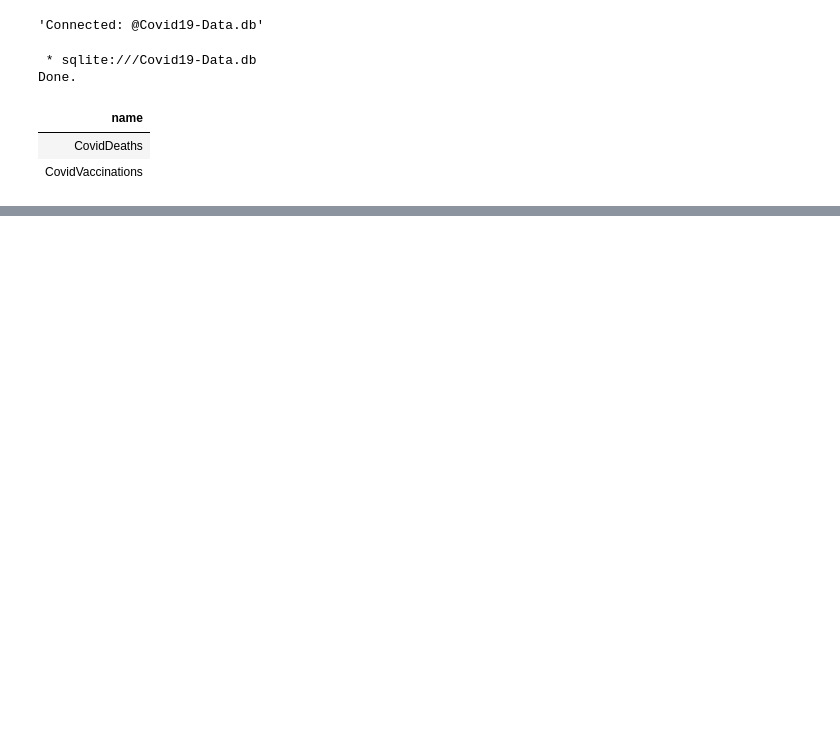
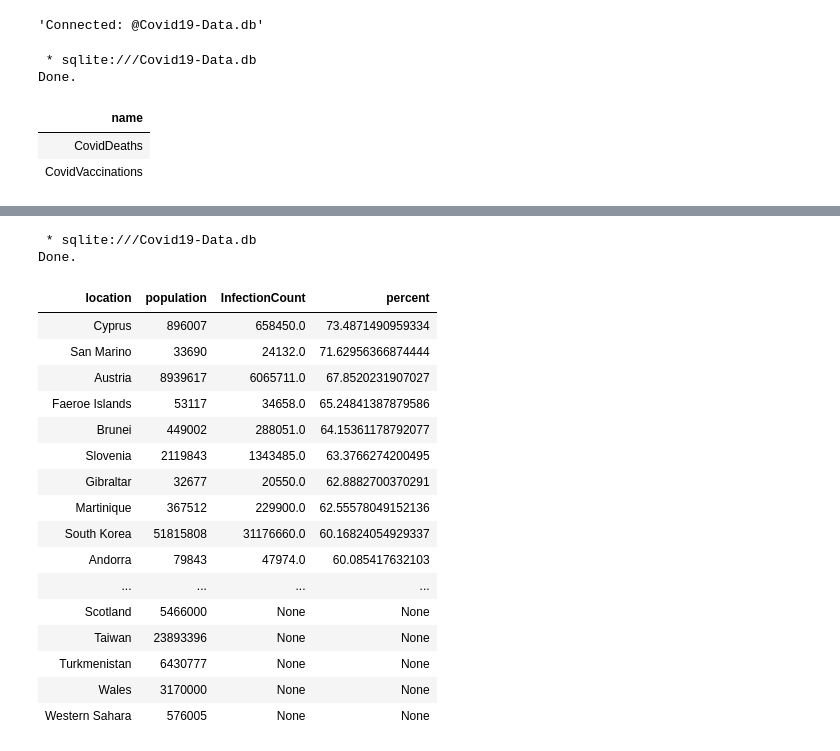
Before and after one commit to Chris-Quan/Covid19-Data-Exploration, a Jupyter notebook: 1-dataExploration.ipynb, the cells around one changed output, grey strips where cells are left out. Cells and saved outputs as stored; diff of their text form; code cells hidden in the pictures; blank space fills up the shorter version.

```diff
--- a/1-dataExploration.ipynb
+++ b/1-dataExploration.ipynb
@@ -58,0 +94,27 @@ SyntaxError: invalid syntax (3508240422.py, line 1)
+# %%
+%%sql
+
+Select Location, Population, MAX(total_cases) as InfectionCount, max((total_cases/population))*100 as percent
+FROM CovidDeaths
+Group by Location, Population
+order by percent desc
+# %% [output]
+ * sqlite:///Covid19-Data.db
+Done.
+| location | population | InfectionCount | percent |
+| Cyprus | 896007 | 658450.0 | 73.4871490959334 |
+| San Marino | 33690 | 24132.0 | 71.62956366874444 |
+| Austria | 8939617 | 6065711.0 | 67.8520231907027 |
+| Faeroe Islands | 53117 | 34658.0 | 65.24841387879586 |
+| Brunei | 449002 | 288051.0 | 64.15361178792077 |
+| Slovenia | 2119843 | 1343485.0 | 63.3766274200495 |
+| Gibraltar | 32677 | 20550.0 | 62.8882700370291 |
+| Martinique | 367512 | 229900.0 | 62.55578049152136 |
+| South Korea | 51815808 | 31176660.0 | 60.16824054929337 |
+| Andorra | 79843 | 47974.0 | 60.085417632103 |
+| ... | ... | ... | ... |
+| Scotland | 5466000 | None | None |
+| Taiwan | 23893396 | None | None |
+| Turkmenistan | 6430777 | None | None |
+| Wales | 3170000 | None | None |
+| Western Sahara | 576005 | None | None |
```
Also changed, not shown: parts of 7 cells of this notebook.
